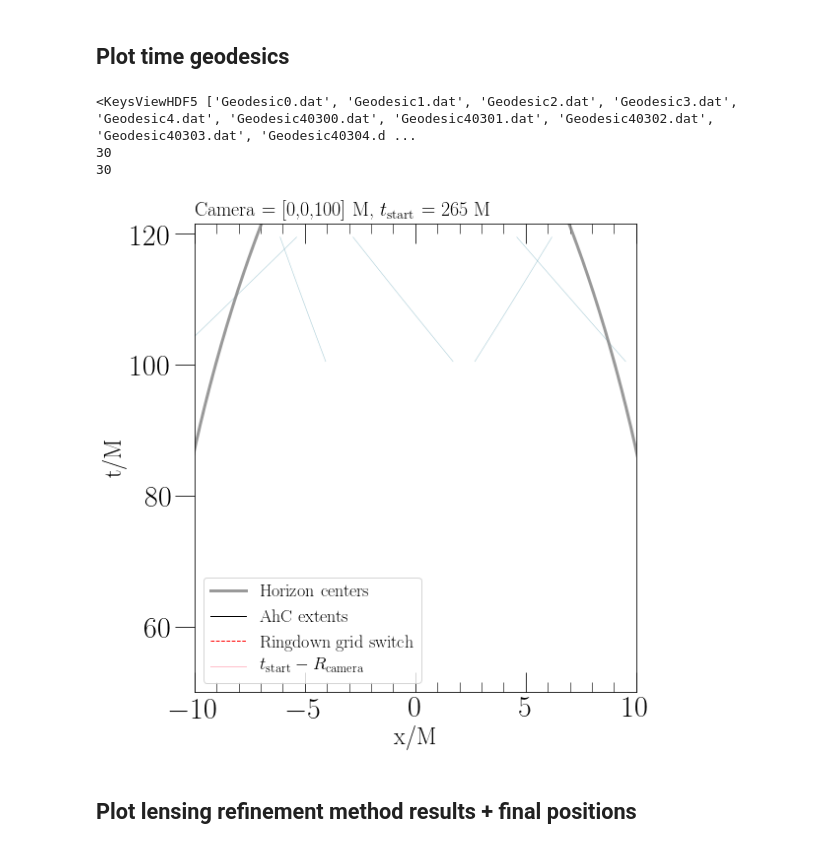
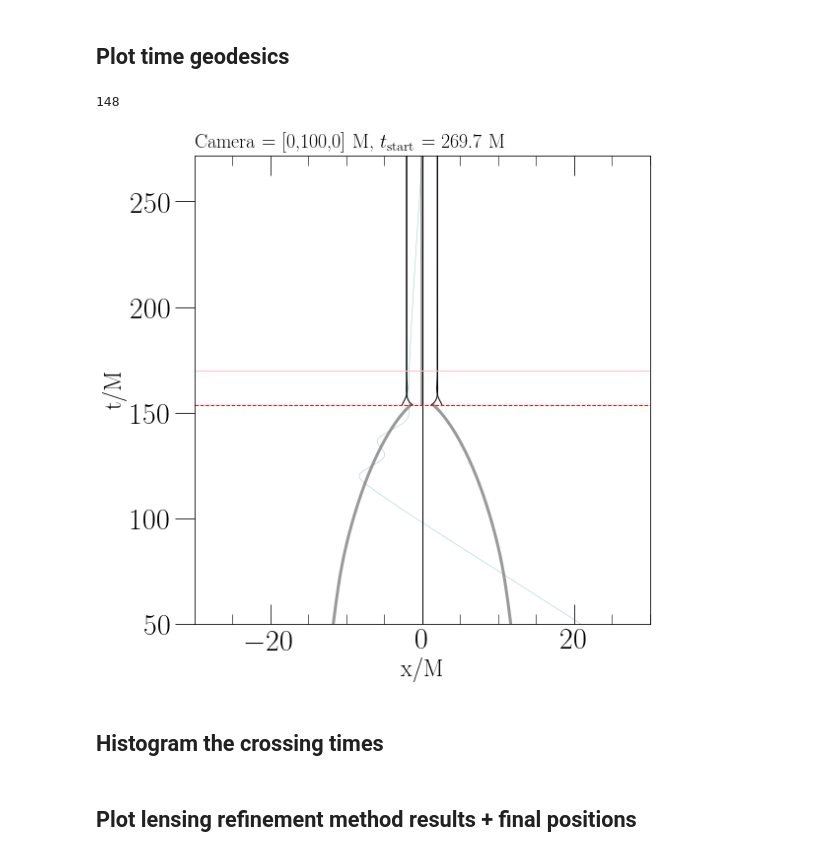
Before and after one commit to mariaokounkova/TracingMerger, a Jupyter notebook: InterestingLoops.ipynb, the cells around one changed output. Cells and saved outputs as stored; diff of their text form; code cells hidden in the pictures.

```diff
--- a/InterestingLoops.ipynb
+++ b/InterestingLoops.ipynb
@@ -270,23 +255,34 @@ Data/TraceHeadOn_0_0_100_265/ 21 [0, 1, 2, 3, 4, 5, 6, 7, 8, 9, 51029, 51031, 51
 def PlotTimeTrajectories(p):
 
     #Indices = GetGeodesicsXTurnsIndices(p, 1)
-    Indices = GetGeodesicIndices(p, infinity=False)
-    print(len(Indices))
-    #Indices = GetGeodesicsXTurnsIndicesGreater(p, 5) #, N_less = 1)
+    #Indices = GetGeodesicIndices(p)
+    #print(len(Indices))
+    Indices = GetGeodesicsXTurnsIndicesGreater(p, 5) #, N_less = 1)
     #Indices = GetGeodesicIndices(p)
     print(len(Indices))
-    Indices = Indices[0:10]
-
-    cs = sns.color_palette('Paired', n_colors=len(Indices))
+    #Indices = Indices[::100]
+    Indices = [20483] #, 35912, 38188, 20749, 37710, 22160, 21336, 35519]
 
     fig, ax = plt.subplots(figsize=(8,8))
 
-    for n, color in zip(Indices, cs):
+    #cross_times = []
+
+    for n in Indices:
         t, x, y, z = GetGeodesicTrajectory(p, n)
-        ## Don't plot the ones that just artifically wobble around the middle
-        if np.max(np.abs(x)) > 1e-3:
-            plt.plot(x, t, '-', lw = 0.5, color = '#4391a8', alpha=0.5)
 
+        ## Try to find the time where the first crossing happens based on x
+        ## First set everything to 1 starting, and then grab the location
+        #sign = np.sign(x)/np.sign(x)[0]
+        #sign_loc = np.where(sign == -1)[0]
+        #if len(sign_loc) > 0:
+        #    sign_loc = sign_loc[0]
+        #    turn_time = t[sign_loc]
+        #    cross_times.append(turn_time)
+        plt.plot(x, t, '-', lw = 0.5, color = '#4391a8', alpha=0.5)
+
+    #print(cross_times)
+    #print(max(cross_times))
+    #plt.axhline(max(cross_times), alpha=0.5, color='green')
     #Add in the horizons
     for horizon in ["A", "B", "C"]:
         t_h, x_h, y_h, z_h = read_horizon_trajectories(horizon)
@@ -300,14 +296,24 @@ def PlotTimeTrajectories(p):
 
     plt.ylabel('t/M')
     plt.xlabel('x/M')
-    plt.xlim(-10, 10)
+    plt.xlim(-30, 30)
     plt.ylim(50, t[-1] + 2)
-    #plt.ylim(100, t[-1] + 2)
+    plt.axvline(0.0, color='black', lw = 1.0)
 
     ax.set_title('Camera = ' + GetCameraPosition(p) + ' M' + ', $t_\mathrm{start}$ = ' + \
                  GetTime(p) + ' M', fontsize=20, loc='left')
     plt.axhline(153.81, color='red', ls = '--', lw = 1.0, label = 'Ringdown grid switch')
     plt.axhline(float(GetTime(p)) - 100, color='pink', lw = 1.0, label = r'$t_\mathrm{start} - R_\mathrm{camera}$')
-    plt.legend()
+    #plt.legend()
     plt.tight_layout()
     plt.show()
+# %%
+D = ['0_100_0_269.7'] #, '0_100_0_281.1', '0_106_0_276.8', '0_116_0_287', '0_128_0_298.1']
+for d in D:
+    p = 'Data/TraceHeadOn_' + d + '/'
+    PlotTimeTrajectories(p)
+# %% [output]
+148
+[figure, added]
+# %% [markdown]
+## Histogram the crossing times
@@ -314,16 +349,7 @@ def PlotTimeTrajectories(p):
 # %%
-for t_start in [265]: #, 260, 265, 268.6, 269.7, 272, 275]:
+for t_start in [260, 265, 270, 275]: #, 260, 265, 268.6, 269.7, 272, 275]:
     p = 'Data/TraceHeadOn_0_0_100_' + str(t_start) + '/'
-    PlotTimeTrajectories(p)
-
-#PlotTimeTrajectories('Data/TraceHeadOn_0_70_70_269.7/')
-
-#PlotTimeTrajectories('Data/TraceHeadOn_100_0_0_269.7/')
+    CrossingHistograms(p)
-# %% [output]
-<KeysViewHDF5 ['Geodesic0.dat', 'Geodesic1.dat', 'Geodesic2.dat', 'Geodesic3.dat', 'Geodesic4.dat', 'Geodesic40300.dat', 'Geodesic40301.dat', 'Geodesic40302.dat', 'Geodesic40303.dat', 'Geodesic40304.d ...
-30
-30
-[figure, removed]
 # %% [markdown]
 ## Plot lensing refinement method results + final positions
 # %%
```
Also changed, not shown: parts of 9 cells of this notebook, 1 other file.
